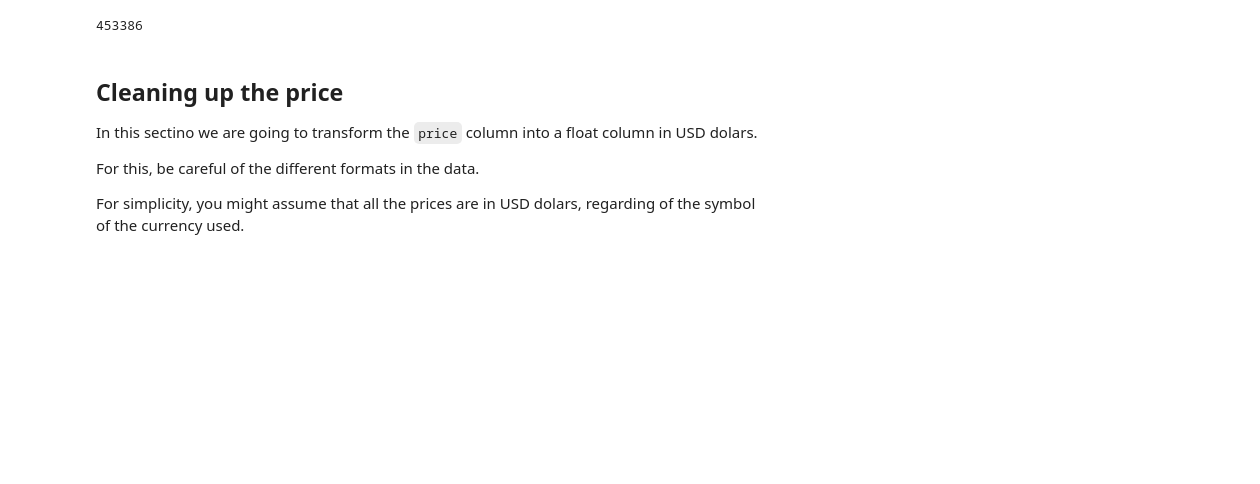
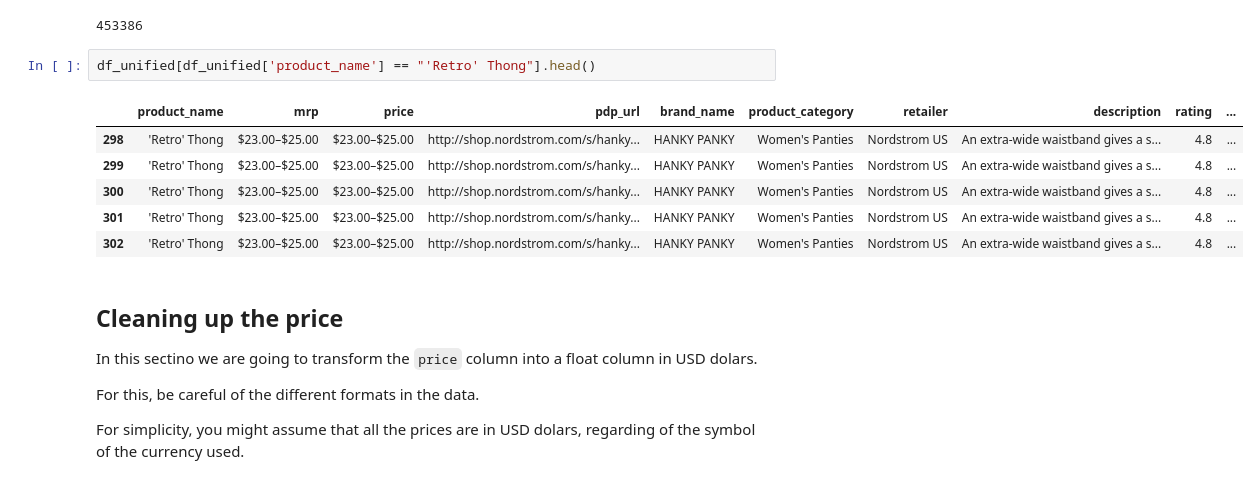
Before and after one commit to valentinrc/eccd_assignments_valentin_rodriguez, a Jupyter notebook: assignments/Cleaning a dataset-student.ipynb, the cells around one changed output. Saved outputs shown, nothing was run; the diff lists cells and outputs as text; blank space fills up the shorter version.

```diff
--- a/assignments/Cleaning a dataset-student.ipynb
+++ b/assignments/Cleaning a dataset-student.ipynb
@@ -74,6 +74,15 @@ answer_victoria_secret =df_unified[df_unified["brand_name"] == "victoria's secre
 print(answer_victoria_secret)
 # %% [output]
 453386
+# %%
+df_unified[df_unified['product_name'] == "'Retro' Thong"].head()
+# %% [output]
+|  | product_name | mrp | price | pdp_url | brand_name | product_category | retailer | description | rating | ... |
+| 298 | 'Retro' Thong | $23.00–$25.00 | $23.00–$25.00 | http://shop.nordstrom.com/s/hanky... | HANKY PANKY | Women's Panties | Nordstrom US | An extra-wide waistband gives a s... | 4.8 | ... |
+| 299 | 'Retro' Thong | $23.00–$25.00 | $23.00–$25.00 | http://shop.nordstrom.com/s/hanky... | HANKY PANKY | Women's Panties | Nordstrom US | An extra-wide waistband gives a s... | 4.8 | ... |
+| 300 | 'Retro' Thong | $23.00–$25.00 | $23.00–$25.00 | http://shop.nordstrom.com/s/hanky... | HANKY PANKY | Women's Panties | Nordstrom US | An extra-wide waistband gives a s... | 4.8 | ... |
+| 301 | 'Retro' Thong | $23.00–$25.00 | $23.00–$25.00 | http://shop.nordstrom.com/s/hanky... | HANKY PANKY | Women's Panties | Nordstrom US | An extra-wide waistband gives a s... | 4.8 | ... |
+| 302 | 'Retro' Thong | $23.00–$25.00 | $23.00–$25.00 | http://shop.nordstrom.com/s/hanky... | HANKY PANKY | Women's Panties | Nordstrom US | An extra-wide waistband gives a s... | 4.8 | ... |
 # %% [markdown]
 ## Cleaning up the price
 
```
Also changed, not shown: parts of 7 cells of this notebook.
